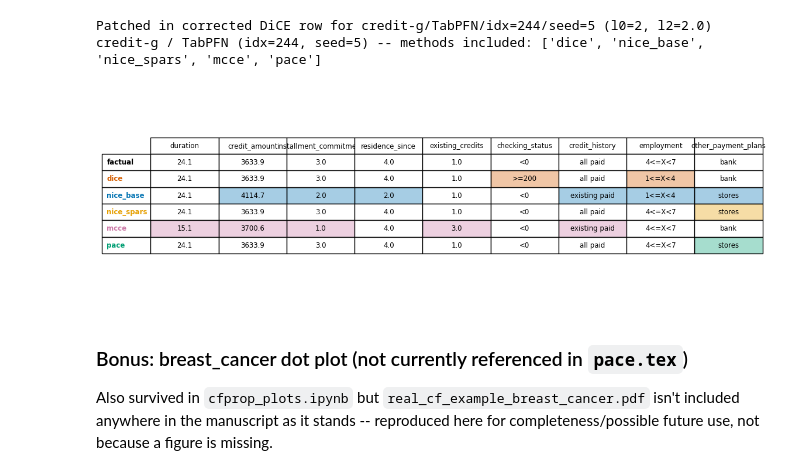
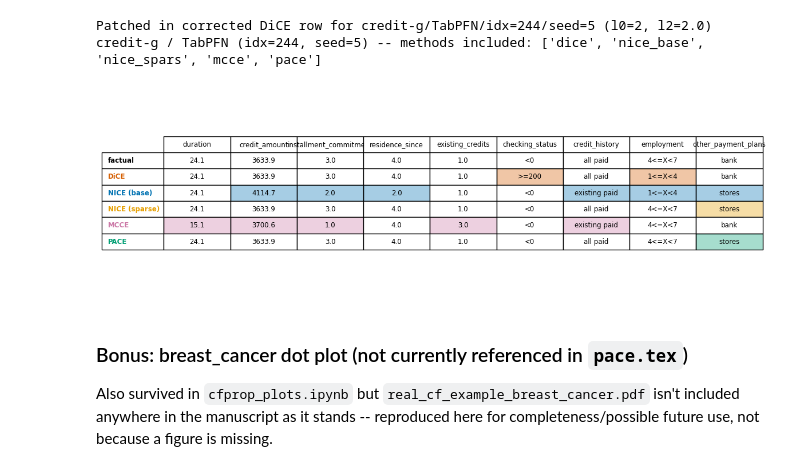
Before and after one commit to leonidaschristodoulou/cf-proposal, a Jupyter notebook: cfprop_analysis.ipynb, the cells around one changed output. Saved outputs shown, nothing was run; the diff lists cells and outputs as text; code cells hidden in the pictures.

Commit message:
Use display method names (DiCE, NICE (sparse), ...) as row labels in the qualitative-example table
Co-Authored-By: Claude Sonnet 5 <noreply@anthropic.com>

```diff
--- a/cfprop_analysis.ipynb
+++ b/cfprop_analysis.ipynb
@@ -1379,35 +1379,36 @@ def _fmt(v):
 changed = {feat for method, xcf in cf_cg.items()
           for feat in (ds_cg.num_cols + ds_cg.cat_cols)
           if _is_changed(feat, x_f_cg, xcf, ds_cg)}
 feat_order = [f for f in ds_cg.num_cols if f in changed] + [f for f in ds_cg.cat_cols if f in changed]
 
 row_labels = ["factual"] + [m for m in qual_methods if m in cf_cg]
+row_labels_display = ["factual"] + [METHOD_LABELS[m] for m in row_labels[1:]]
 cell_text, cell_cols = [], []
 for label in row_labels:
     src = x_f_cg if label == "factual" else cf_cg[label]
     texts, cols = [], []
     for feat in feat_order:
         val = src.get(feat)
         texts.append(_fmt(val))
         is_ch = (label != "factual") and _is_changed(feat, x_f_cg, src, ds_cg)
         cols.append(to_rgba(COLORS[label], 0.35) if is_ch else (1, 1, 1, 1))
     cell_text.append(texts)
     cell_cols.append(cols)
 
 fig, ax = plt.subplots(figsize=(max(10, len(feat_order) * 1.5), len(row_labels) * 0.6 + 1.0))
 ax.axis("off")
-tbl = ax.table(cellText=cell_text, rowLabels=row_labels, colLabels=feat_order,
+tbl = ax.table(cellText=cell_text, rowLabels=row_labels_display, colLabels=feat_order,
               cellColours=cell_cols, loc="center", cellLoc="center")
 tbl.auto_set_font_size(False)
 tbl.set_fontsize(8.5)
 tbl.scale(1, 1.7)
 for i, label in enumerate(row_labels):
     cell = tbl[(i + 1, -1)]
     cell.set_text_props(fontweight="bold", color=COLORS.get(label, "black") if label != "factual" else "black")
 fig.savefig("real_cf_example_credit_g.pdf", format="pdf", dpi=300, bbox_inches="tight")
 plt.show()
 # %% [output]
-[figure, old version]
+[figure, new version]
 # %% [markdown]
 ### Bonus: breast_cancer dot plot (not currently referenced in `pace.tex`)
 
```
Also changed, not shown: parts of 1 cell of this notebook.
